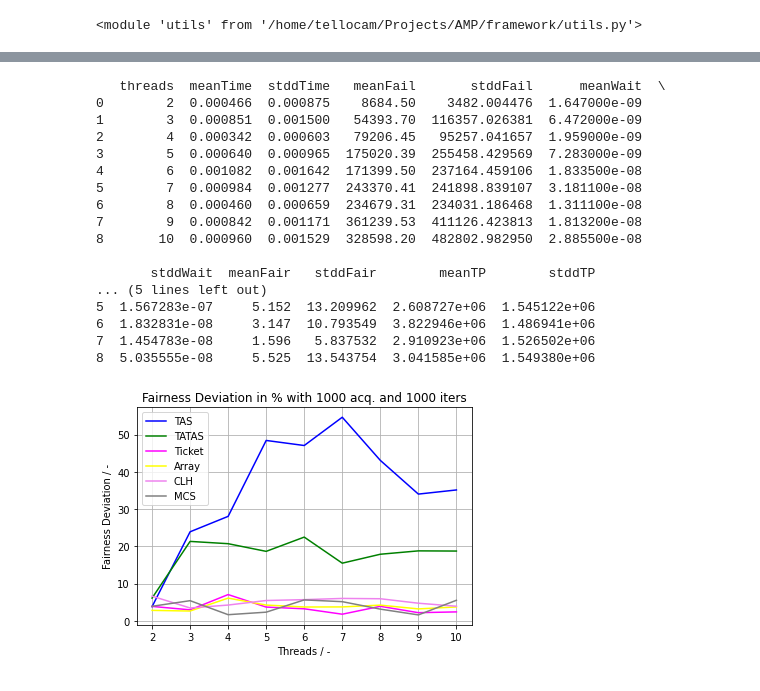
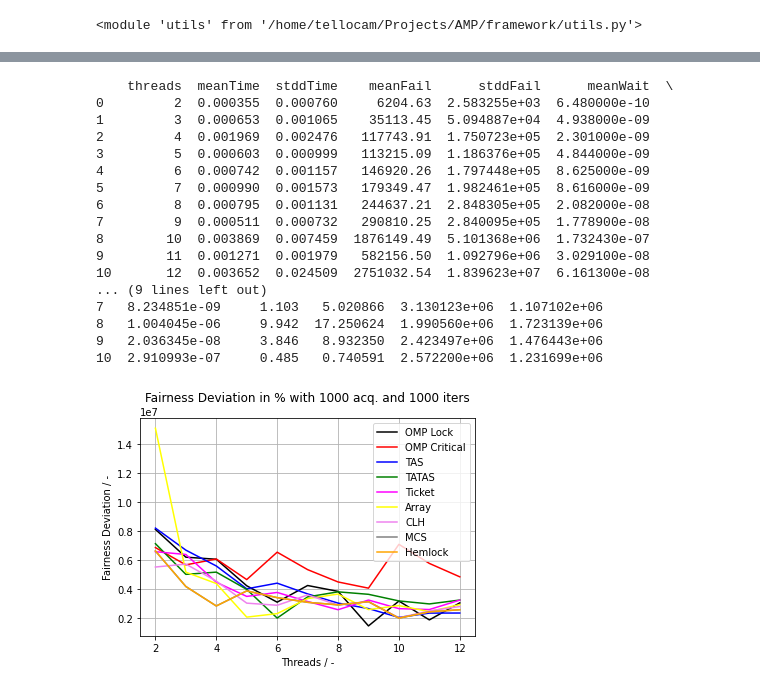
Before and after one commit to tellocam/AMP, a Jupyter notebook: framework/BenchmarkPlots.ipynb, the cells around one changed output, grey strips where cells are left out. Cells and saved outputs as stored; diff of their text form; code cells hidden in the pictures.

Commit message:
made a nebula bench python file

```diff
--- a/framework/BenchmarkPlots.ipynb
+++ b/framework/BenchmarkPlots.ipynb
@@ -22,9 +22,9 @@ binary.benchTicket.restype = utils.benchData
 binary.benchArray.restype = utils.benchData
 binary.benchCLH.restype = utils.benchData
 binary.benchMCS.restype = utils.benchData
-# binary.benchHemlock.restype = utils.benchData
+binary.benchHemlock.restype = utils.benchData
 # %%
-maxThreads = 10
+maxThreads = 12
 total_acqs = 1000
 bench_iters = 100
 
@@ -37,7 +37,7 @@ bmListTicket = {threads: [binary.benchTicket(threads, total_acqs, 1) for _ in ra
 bmListArray = {threads: [binary.benchArray(threads, total_acqs, 1) for _ in range(bench_iters)] for threads in threadNum}
 bmListCLH = {threads: [binary.benchCLH(threads, total_acqs, 1) for _ in range(bench_iters)] for threads in threadNum}
 bmListMCS = {threads: [binary.benchMCS(threads, total_acqs, 1) for _ in range(bench_iters)] for threads in threadNum}
-# bmListHemlock = {threads: [binary.benchHemlock(threads, total_acqs, 1) for _ in range(bench_iters)] for threads in threadNum}
+bmListHemlock = {threads: [binary.benchHemlock(threads, total_acqs, 1) for _ in range(bench_iters)] for threads in threadNum}
 
 df_LockOMP = utils.dataframeBuilder(bmListLockOMP).fillna(0)
 df_CriticalOMP = utils.dataframeBuilder(bmListCriticalOMP).fillna(0)
@@ -47,4 +47,4 @@ df_Ticket = utils.dataframeBuilder(bmListTicket).fillna(0)
 df_array = utils.dataframeBuilder(bmListArray).fillna(0)
 df_CLH = utils.dataframeBuilder(bmListCLH).fillna(0)
 df_MCS = utils.dataframeBuilder(bmListMCS).fillna(0)
-# df_Hemlock = utils.dataframeBuilder(bmListHemlock)
+df_Hemlock = utils.dataframeBuilder(bmListHemlock).fillna(0)
@@ -51,40 +69,41 @@ df_MCS = utils.dataframeBuilder(bmListMCS).fillna(0)
 # %%
 print(df_MCS)
 # %% [output]
-   threads  meanTime  stddTime   meanFail       stddFail      meanWait  \
-0        2  0.000466  0.000875    8684.50    3482.004476  1.647000e-09
-1        3  0.000851  0.001500   54393.70  116357.026381  6.472000e-09
-2        4  0.000342  0.000603   79206.45   95257.041657  1.959000e-09
-3        5  0.000640  0.000965  175020.39  255458.429569  7.283000e-09
-4        6  0.001082  0.001642  171399.50  237164.459106  1.833500e-08
-5        7  0.000984  0.001277  243370.41  241898.839107  3.181100e-08
-6        8  0.000460  0.000659  234679.31  234031.186468  1.311100e-08
-7        9  0.000842  0.001171  361239.53  411126.423813  1.813200e-08
-8       10  0.000960  0.001529  328598.20  482802.982950  2.885500e-08
-
-       stddWait  meanFair   stddFair        meanTP        stddTP
-... (5 lines left out)
-5  1.567283e-07     5.152  13.209962  2.608727e+06  1.545122e+06
-6  1.832831e-08     3.147  10.793549  3.822946e+06  1.486941e+06
-7  1.454783e-08     1.596   5.837532  2.910923e+06  1.526502e+06
-8  5.035555e-08     5.525  13.543754  3.041585e+06  1.549380e+06
+    threads  meanTime  stddTime    meanFail      stddFail      meanWait  \
+0         2  0.000355  0.000760     6204.63  2.583255e+03  6.480000e-10
+1         3  0.000653  0.001065    35113.45  5.094887e+04  4.938000e-09
+2         4  0.001969  0.002476   117743.91  1.750723e+05  2.301000e-09
+3         5  0.000603  0.000999   113215.09  1.186376e+05  4.844000e-09
+4         6  0.000742  0.001157   146920.26  1.797448e+05  8.625000e-09
+5         7  0.000990  0.001573   179349.47  1.982461e+05  8.616000e-09
+6         8  0.000795  0.001131   244637.21  2.848305e+05  2.082000e-08
+7         9  0.000511  0.000732   290810.25  2.840095e+05  1.778900e-08
+8        10  0.003869  0.007459  1876149.49  5.101368e+06  1.732430e-07
+9        11  0.001271  0.001979   582156.50  1.092796e+06  3.029100e-08
+10       12  0.003652  0.024509  2751032.54  1.839623e+07  6.161300e-08
+... (9 lines left out)
+7   8.234851e-09     1.103   5.020866  3.130123e+06  1.107102e+06
+8   1.004045e-06     9.942  17.250624  1.990560e+06  1.723139e+06
+9   2.036345e-08     3.846   8.932350  2.423497e+06  1.476443e+06
+10  2.910993e-07     0.485   0.740591  2.572200e+06  1.231699e+06
 # %%
-plotWhat = "Fair"
+plotWhat = "TP"
 LockList = ["OMP Lock", "OMP Critical", "TAS", "TATAS", "Ticket", "Array", "CLH", ]
 
-# utils.plotStuff("threads", plotWhat, "OMP Lock", df_LockOMP, "black")
-# utils.plotStuff("threads", plotWhat, "OMP Critical", df_CriticalOMP, color = "red")
+utils.plotStuff("threads", plotWhat, "OMP Lock", df_LockOMP, "black")
+utils.plotStuff("threads", plotWhat, "OMP Critical", df_CriticalOMP, color = "red")
 utils.plotStuff("threads", plotWhat, "TAS", df_TAS, "blue")
 utils.plotStuff("threads", plotWhat, "TATAS", df_TATAS, "green")
 utils.plotStuff("threads", plotWhat, "Ticket", df_Ticket, "magenta")
 utils.plotStuff("threads", plotWhat, "Array", df_array, "yellow")
 utils.plotStuff("threads", plotWhat, "CLH", df_CLH, "violet")
 utils.plotStuff("threads", plotWhat, "MCS", df_MCS, "gray")
+utils.plotStuff("threads", plotWhat, "Hemlock", df_MCS, "orange")
 
 plt.title("Fairness Deviation in % with 1000 acq. and 1000 iters")
 plt.xlabel("Threads / -")
 plt.ylabel("Fairness Deviation / -")
 plt.legend()
 plt.grid()
 # %% [output]
-[figure, old version]
+[figure, new version]
```
Also changed, not shown: parts of 2 cells of this notebook, 8 other files.
